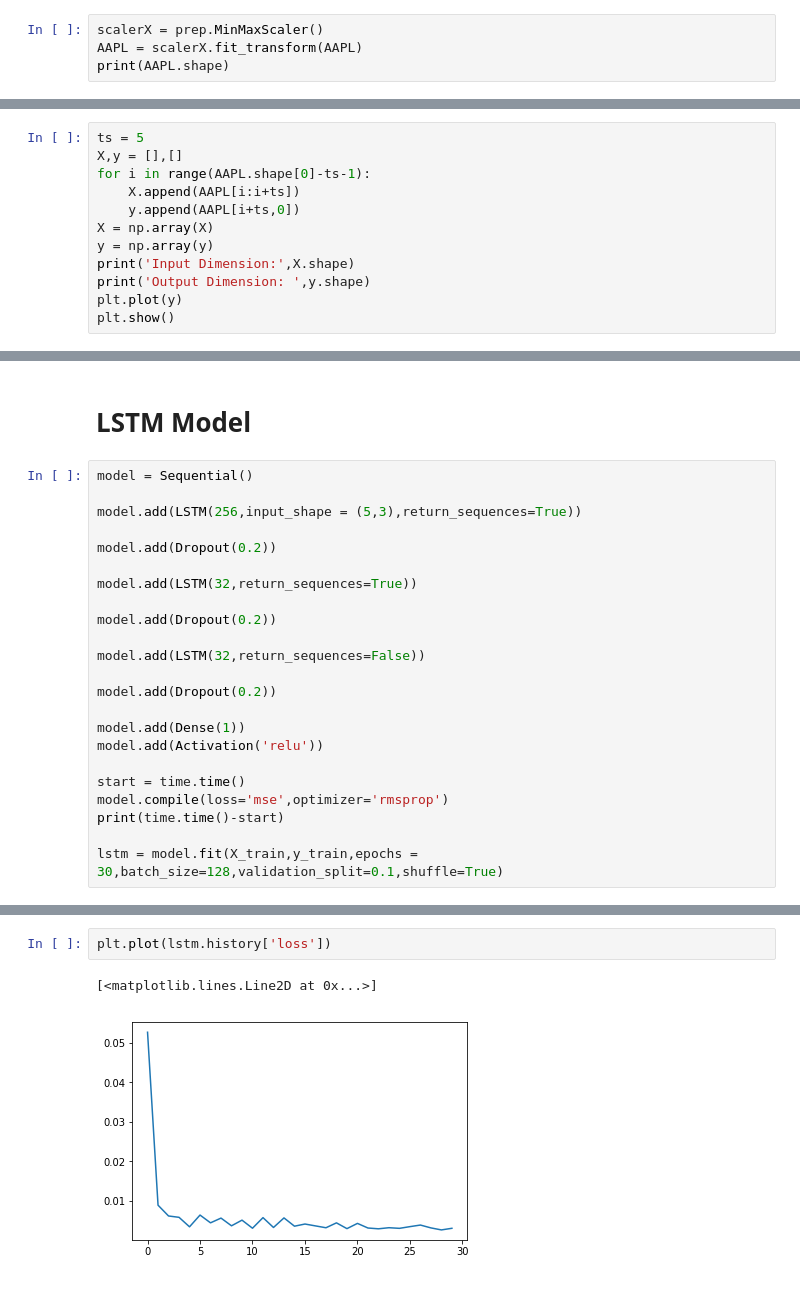
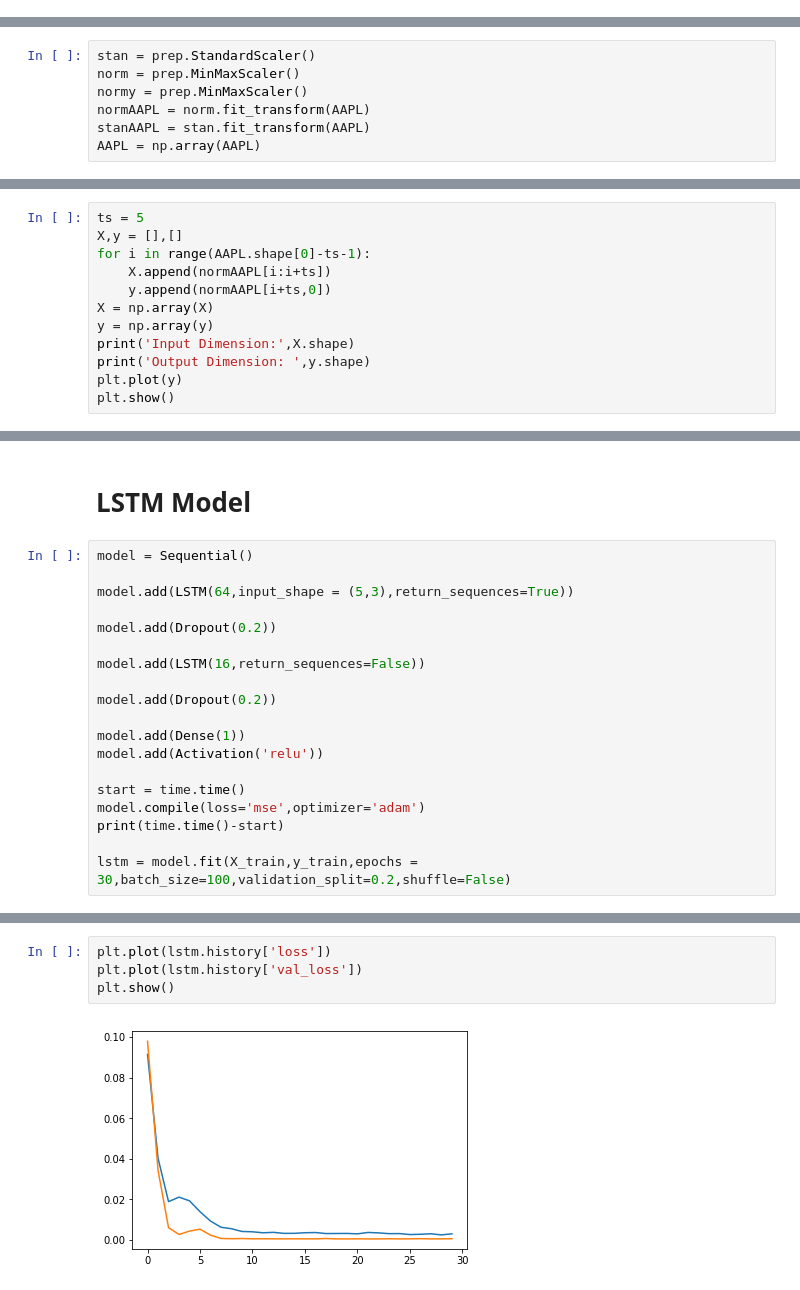
Before and after one commit to chrislitianxin/rnn_stock, a Jupyter notebook: LSTM.ipynb, the cells around one changed output, grey strips where cells are left out. Cells and saved outputs as stored; diff of their text form.

Commit message:
LSTM with minor alteration in layout

```diff
--- a/LSTM.ipynb
+++ b/LSTM.ipynb
@@ -82,7 +82,3 @@ plt.show()
 [figure]
 # %% [markdown]
 Standardize Input
-# %%
-scalerX = prep.MinMaxScaler()
-AAPL = scalerX.fit_transform(AAPL)
-print(AAPL.shape)
@@ -91,11 +85,18 @@ print(AAPL.shape)
+# %%
+stan = prep.StandardScaler()
+norm = prep.MinMaxScaler()
+normy = prep.MinMaxScaler()
+normAAPL = norm.fit_transform(AAPL)
+stanAAPL = stan.fit_transform(AAPL)
+AAPL = np.array(AAPL)
 # %% [markdown]
 Reframe to supervised learning
 # %%
 ts = 5
 X,y = [],[]
 for i in range(AAPL.shape[0]-ts-1):
-    X.append(AAPL[i:i+ts])
-    y.append(AAPL[i+ts,0])
+    X.append(normAAPL[i:i+ts])
+    y.append(normAAPL[i+ts,0])
 X = np.array(X)
 y = np.array(y)
 print('Input Dimension:',X.shape)
@@ -125,15 +126,11 @@ X_train.shape
 # %%
 model = Sequential()
 
-model.add(LSTM(256,input_shape = (5,3),return_sequences=True))
+model.add(LSTM(64,input_shape = (5,3),return_sequences=True))
 
 model.add(Dropout(0.2))
 
-model.add(LSTM(32,return_sequences=True))
-
-model.add(Dropout(0.2))
-
-model.add(LSTM(32,return_sequences=False))
+model.add(LSTM(16,return_sequences=False))
 
 model.add(Dropout(0.2))
 
@@ -141,8 +138,8 @@ model.add(Dense(1))
 model.add(Activation('relu'))
 
 start = time.time()
-model.compile(loss='mse',optimizer='rmsprop')
+model.compile(loss='mse',optimizer='adam')
 print(time.time()-start)
 
-lstm = model.fit(X_train,y_train,epochs = 30,batch_size=128,validation_split=0.1,shuffle=True)
+lstm = model.fit(X_train,y_train,epochs = 30,batch_size=100,validation_split=0.2,shuffle=False)
 # %% [output]
@@ -174,5 +171,6 @@ plt.plot(y_test)
 # %%
 plt.plot(lstm.history['loss'])
+plt.plot(lstm.history['val_loss'])
+plt.show()
 # %% [output]
-[<matplotlib.lines.Line2D at 0x...>]
-[figure, old version]
+[figure, new version]
```
Also changed, not shown: parts of 4 cells of this notebook.
